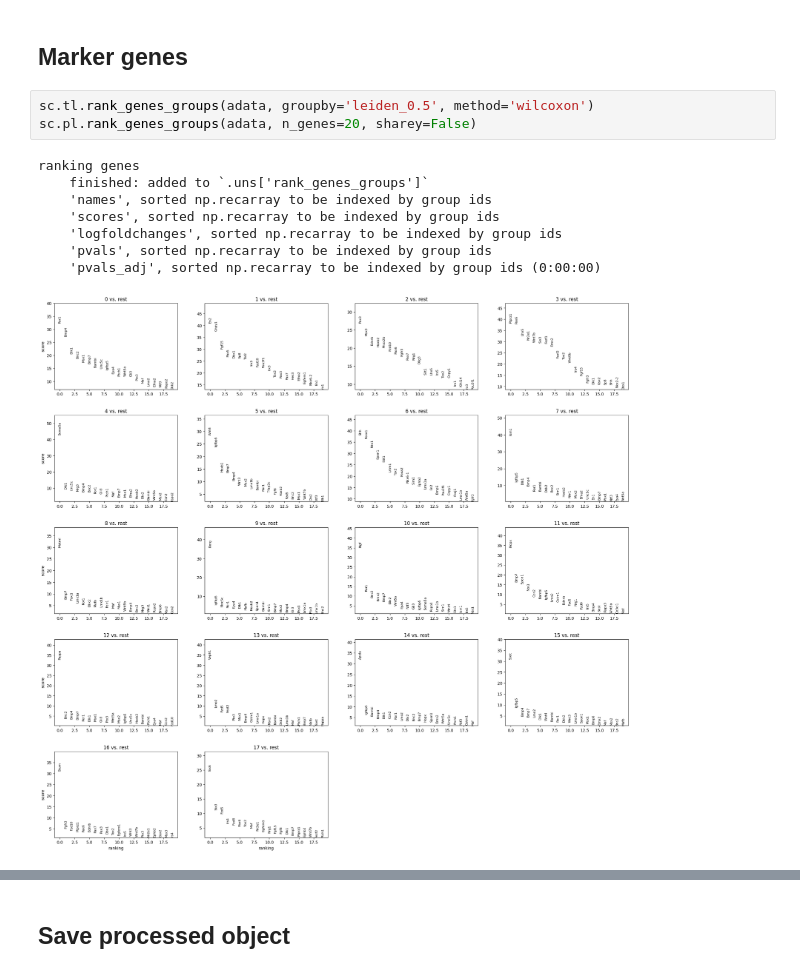
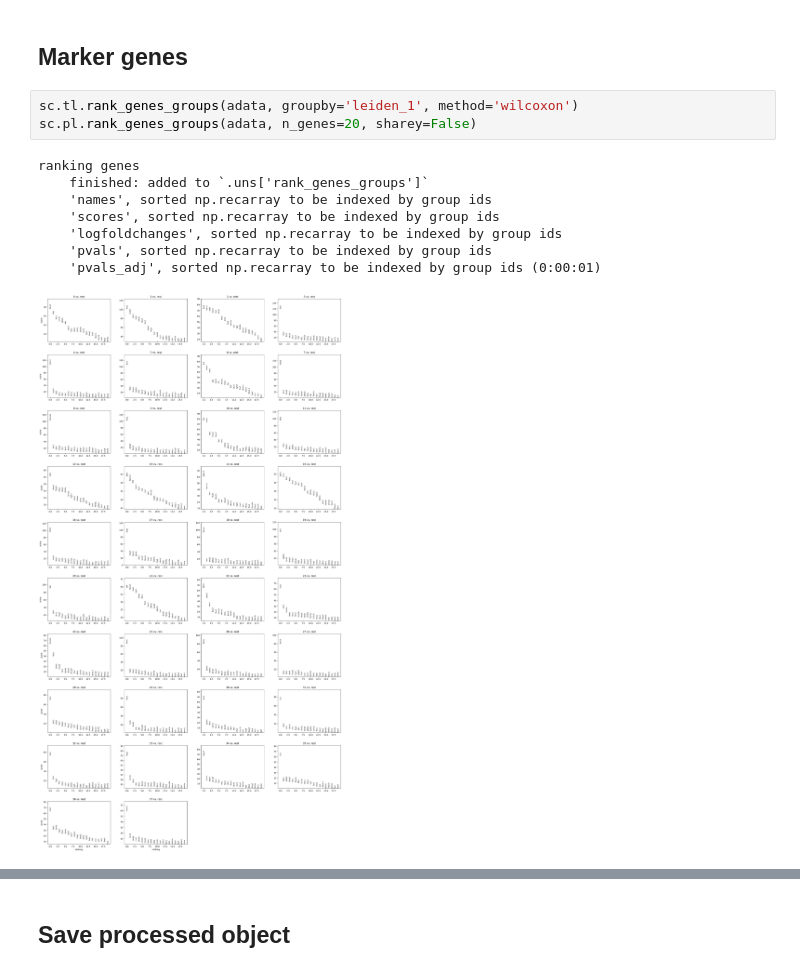
Before and after one commit to christoffermattssonlangseth/MouseDev-reanalysis, a Jupyter notebook: analysis/03-single-cell-workflow.ipynb, the cells around one changed output, grey strips where cells are left out. Cells and saved outputs as stored; diff of their text form.

```diff
--- a/analysis/03-single-cell-workflow.ipynb
+++ b/analysis/03-single-cell-workflow.ipynb
@@ -161,17 +158,17 @@ running Leiden clustering
 # %% [markdown]
 ## Marker genes
 # %%
-sc.tl.rank_genes_groups(adata, groupby='leiden_0.5', method='wilcoxon')
+sc.tl.rank_genes_groups(adata, groupby='leiden_1', method='wilcoxon')
 sc.pl.rank_genes_groups(adata, n_genes=20, sharey=False)
 # %% [output]
 ranking genes
     finished: added to `.uns['rank_genes_groups']`
     'names', sorted np.recarray to be indexed by group ids
     'scores', sorted np.recarray to be indexed by group ids
     'logfoldchanges', sorted np.recarray to be indexed by group ids
     'pvals', sorted np.recarray to be indexed by group ids
-    'pvals_adj', sorted np.recarray to be indexed by group ids (0:00:00)
+    'pvals_adj', sorted np.recarray to be indexed by group ids (0:00:01)
-[figure, old version]
+[figure, new version]
 # %%
 # usage
 plot_spatial_compact_fast(
```
Also changed, not shown: parts of 9 cells of this notebook, 3 other files.
